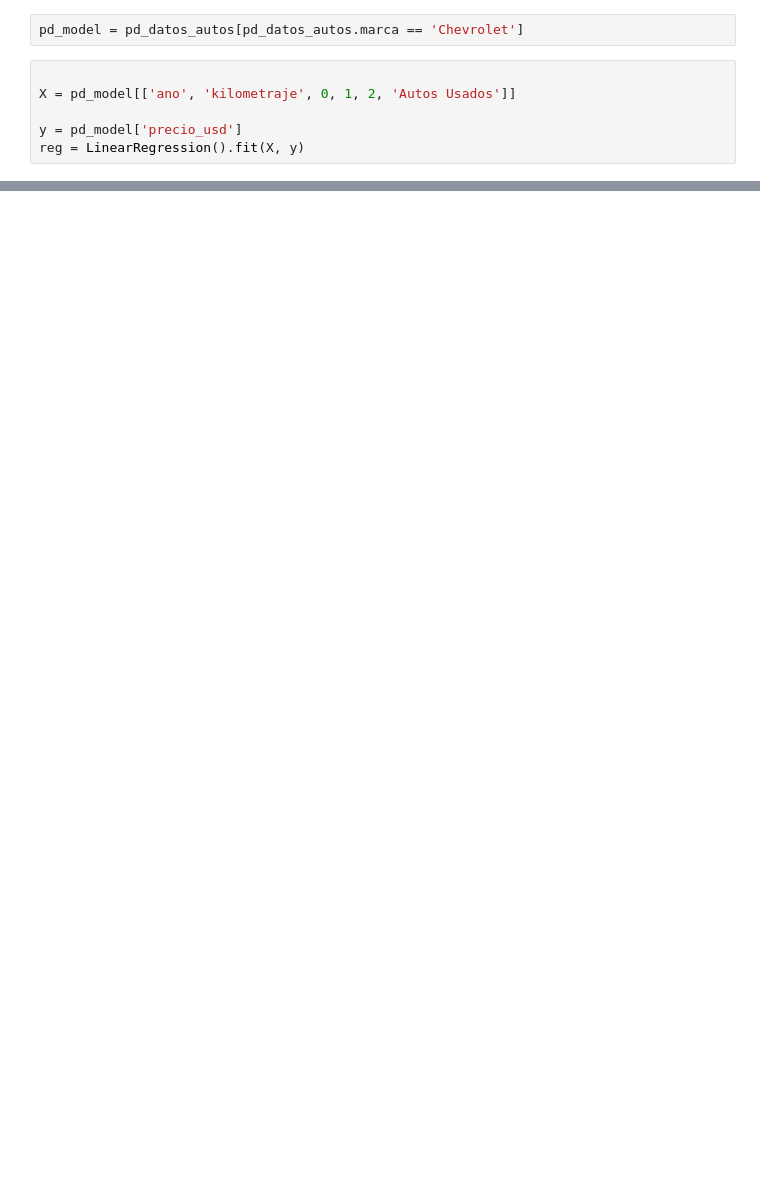
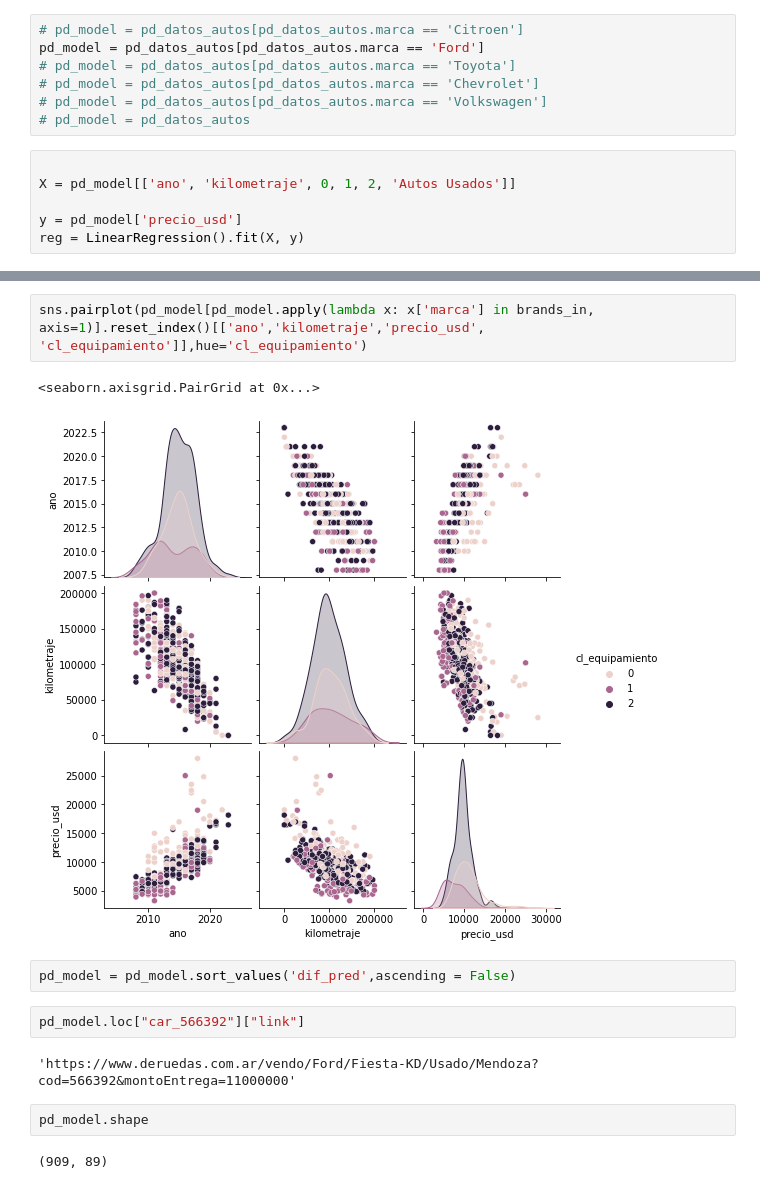
Before and after one commit to matiaschaud/de_ruedas_ws, a Jupyter notebook: dev.ipynb, the cells around one changed output, grey strips where cells are left out. Saved outputs shown, nothing was run; the diff lists cells and outputs as text; blank space fills up the shorter version.

```diff
--- a/dev.ipynb
+++ b/dev.ipynb
@@ -361,5 +364,10 @@ pd_datos_autos = pd.concat([pd_datos_autos,
 # %%
-pd_model = pd_datos_autos[pd_datos_autos.marca == 'Chevrolet']
+# pd_model = pd_datos_autos[pd_datos_autos.marca == 'Citroen']
+pd_model = pd_datos_autos[pd_datos_autos.marca == 'Ford']
+# pd_model = pd_datos_autos[pd_datos_autos.marca == 'Toyota']
+# pd_model = pd_datos_autos[pd_datos_autos.marca == 'Chevrolet']
+# pd_model = pd_datos_autos[pd_datos_autos.marca == 'Volkswagen']
+# pd_model = pd_datos_autos
 # %%
 
 X = pd_model[['ano', 'kilometraje', 0, 1, 2, 'Autos Usados']]
@@ -406,0 +402,15 @@ Name: car_541873, dtype: object
+# %%
+sns.pairplot(pd_model[pd_model.apply(lambda x: x['marca'] in brands_in, axis=1)].reset_index()[['ano','kilometraje','precio_usd', 'cl_equipamiento']],hue='cl_equipamiento')
+# %% [output]
+<seaborn.axisgrid.PairGrid at 0x...>
+[figure, added]
+# %%
+pd_model = pd_model.sort_values('dif_pred',ascending = False)
+# %%
+pd_model.loc["car_566392"]["link"]
+# %% [output]
+'https://www.deruedas.com.ar/vendo/Ford/Fiesta-KD/Usado/Mendoza?cod=566392&montoEntrega=11000000'
+# %%
+pd_model.shape
+# %% [output]
+(909, 89)
```
Also changed, not shown: parts of 22 cells of this notebook.
